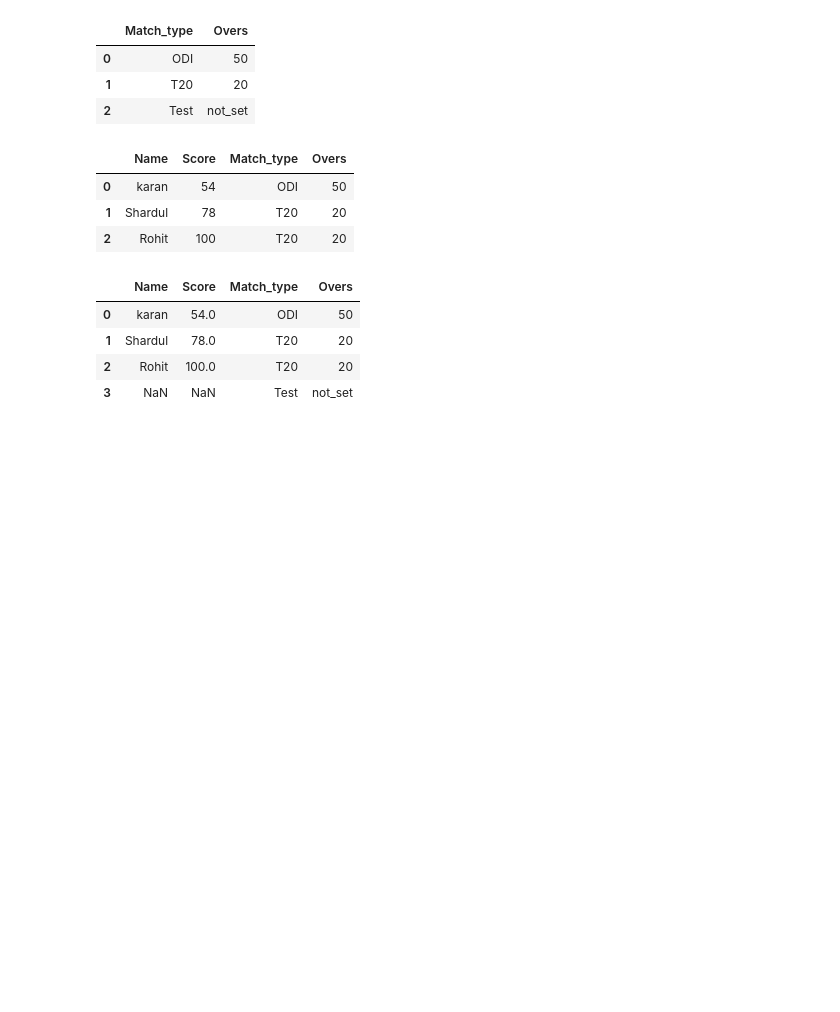
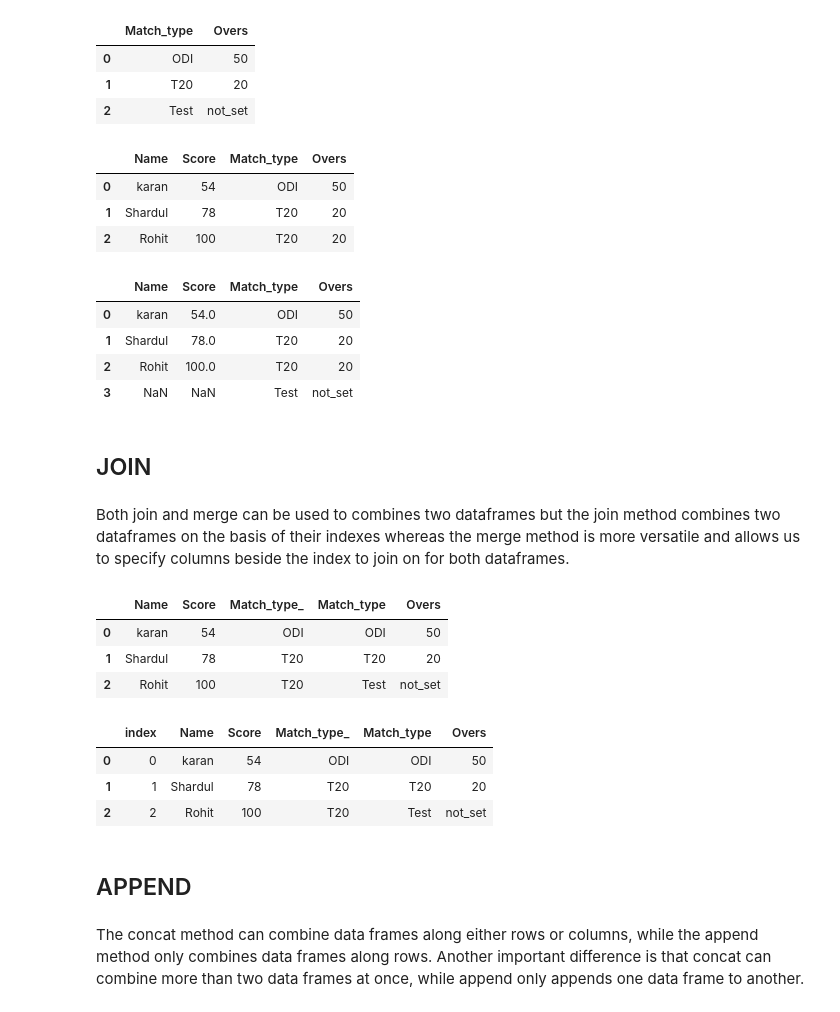
Before and after one commit to arunChauhan-coder/Pandas, a Jupyter notebook: InterviewPrep.ipynb, the cells around one changed output. Saved outputs shown, nothing was run; the diff lists cells and outputs as text; code cells hidden in the pictures; blank space fills up the shorter version.

```diff
--- a/InterviewPrep.ipynb
+++ b/InterviewPrep.ipynb
@@ -674,3 +682,9 @@ pd.merge(df8,df9,how ="right",on = "Match_type")
 | 1 | Shardul | 78.0 | T20 | 20 |
 | 2 | Rohit | 100.0 | T20 | 20 |
 | 3 | NaN | NaN | Test | not_set |
+# %% [markdown]
+## JOIN
+# %% [markdown]
+ Both join and merge can be used to combines two dataframes but the join method combines
+two dataframes on the basis of their indexes whereas the merge method
+is more versatile and allows us to specify columns beside the index to join on for both dataframes.
@@ -676,0 +693,18 @@ pd.merge(df8,df9,how ="right",on = "Match_type")
+# %%
+df8.join(df9,lsuffix='_')
+# %% [output]
+|  | Name | Score | Match_type_ | Match_type | Overs |
+| 0 | karan | 54 | ODI | ODI | 50 |
+| 1 | Shardul | 78 | T20 | T20 | 20 |
+| 2 | Rohit | 100 | T20 | Test | not_set |
+# %%
+df8.join(df9,lsuffix='_').reset_index()
+# %% [output]
+|  | index | Name | Score | Match_type_ | Match_type | Overs |
+| 0 | 0 | karan | 54 | ODI | ODI | 50 |
+| 1 | 1 | Shardul | 78 | T20 | T20 | 20 |
+| 2 | 2 | Rohit | 100 | T20 | Test | not_set |
+# %% [markdown]
+## APPEND
+# %% [markdown]
+The concat method can combine data frames along either rows or columns, while the append method only combines data frames along rows. Another important difference is that concat can combine more than two data frames at once, while append only appends one data frame to another.
```
Also changed, not shown: parts of 33 cells of this notebook.
